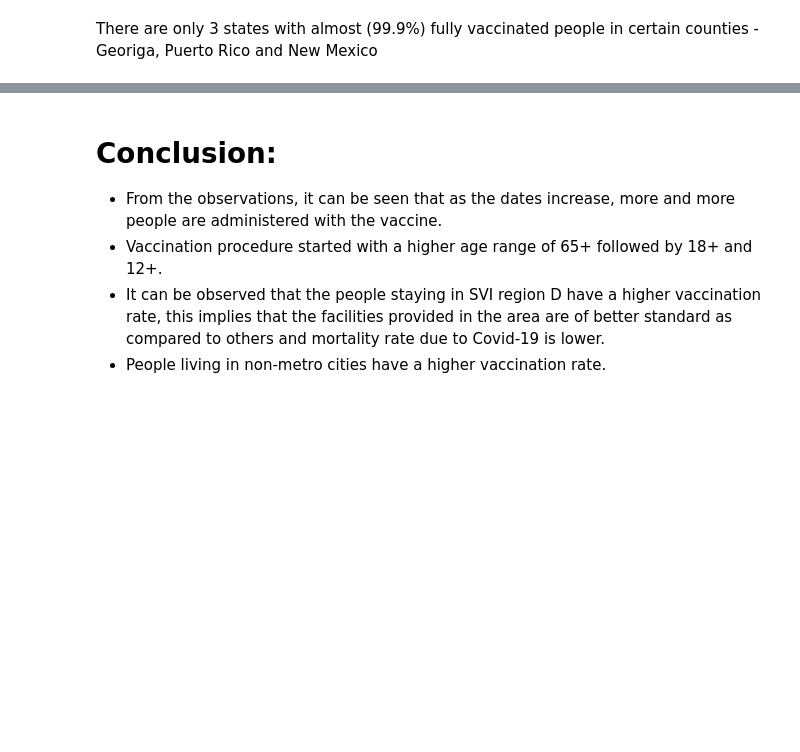
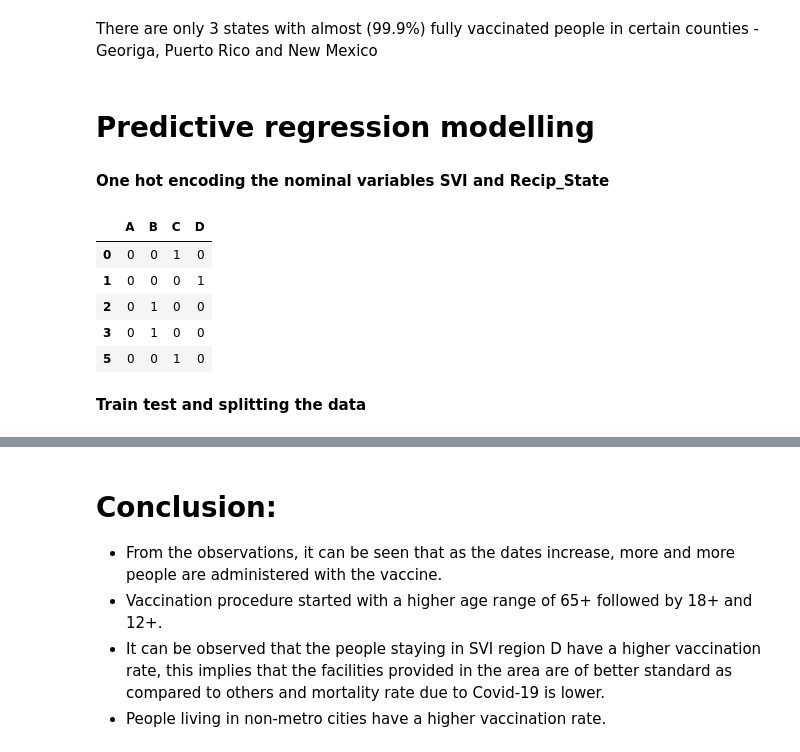
Before and after one commit to riddhigarg2605/Chargebee, a Jupyter notebook: covid19_vaccine_analysis.ipynb, the cells around one changed output, grey strips where cells are left out. Saved outputs shown, nothing was run; the diff lists cells and outputs as text; code cells hidden in the pictures; blank space fills up the shorter version.

```diff
--- a/covid19_vaccine_analysis.ipynb
+++ b/covid19_vaccine_analysis.ipynb
@@ -322,3 +322,17 @@ Recip_State    3
 dtype: int64
 # %% [markdown]
 There are only 3 states with almost (99.9%) fully vaccinated people in certain counties - Georiga, Puerto Rico and New Mexico
+# %% [markdown]
+# Predictive regression modelling
+# %% [markdown]
+**One hot encoding the nominal variables SVI and Recip_State**
+# %%
+SVI = pd.get_dummies(data.SVI_CTGY)
+SVI.head()
+# %% [output]
+|  | A | B | C | D |
+| 0 | 0 | 0 | 1 | 0 |
+| 1 | 0 | 0 | 0 | 1 |
+| 2 | 0 | 1 | 0 | 0 |
+| 3 | 0 | 1 | 0 | 0 |
+| 5 | 0 | 0 | 1 | 0 |
@@ -324,0 +347,2 @@ There are only 3 states with almost (99.9%) fully vaccinated people in certain c
+# %% [markdown]
+**Train test and splitting the data**
```
Also changed, not shown: parts of 29 cells of this notebook.
